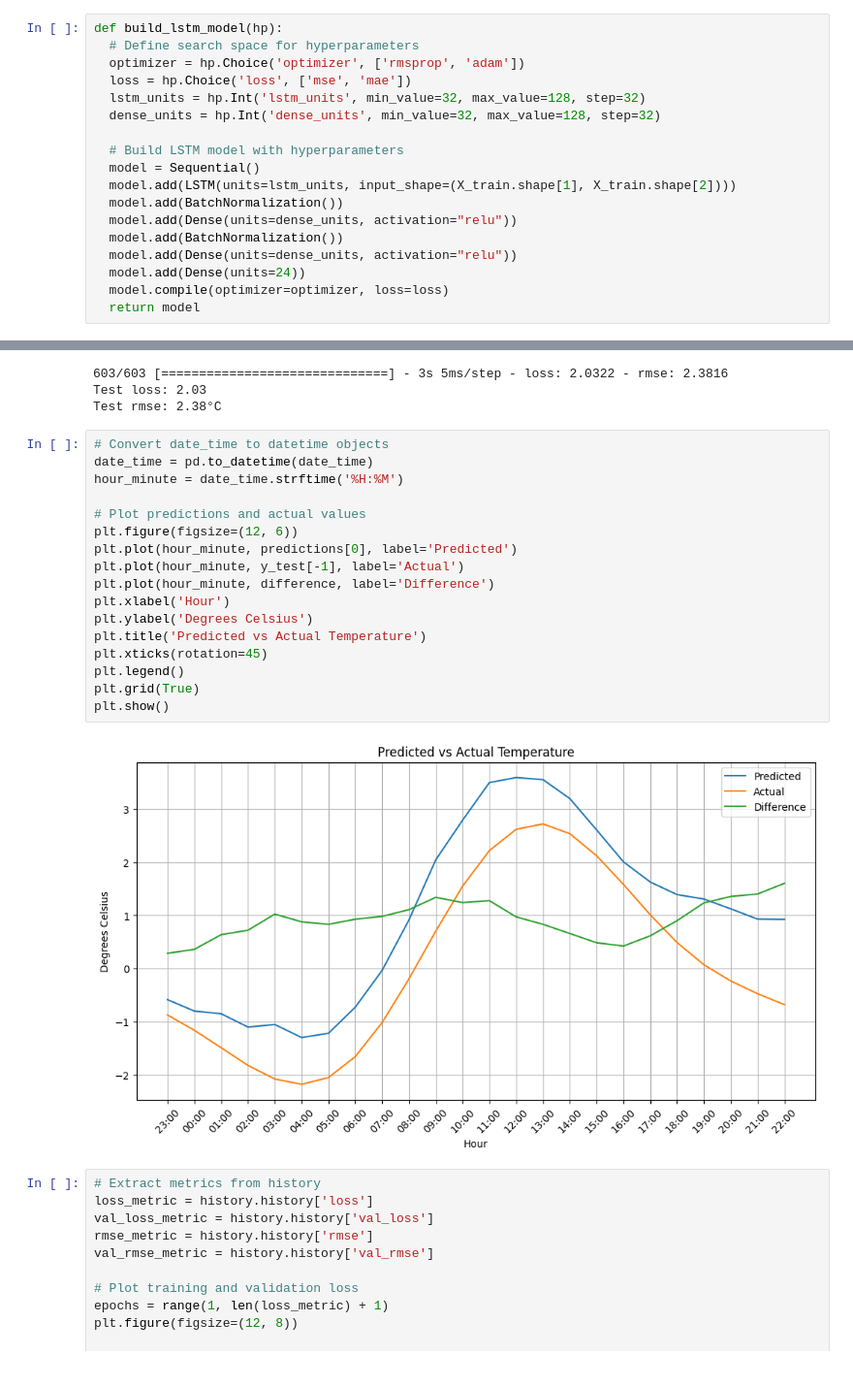
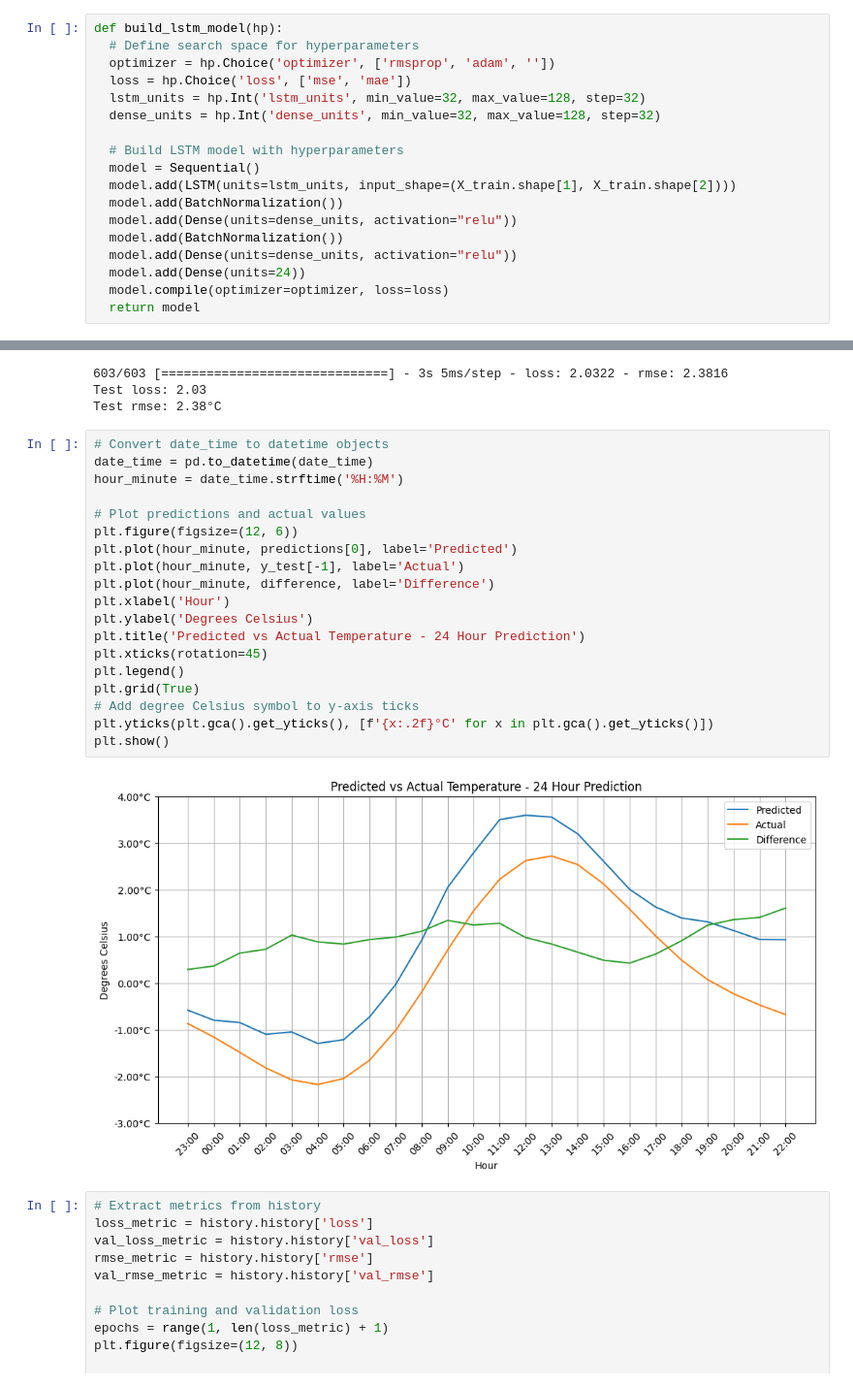
Before and after one commit to alonbenach/weather_project, a Jupyter notebook: Sobota_Benach_DL.ipynb, the cells around one changed output, grey strips where cells are left out. Shown at 97% size. Cells and saved outputs as stored; diff of their text form.

```diff
--- a/Sobota_Benach_DL.ipynb
+++ b/Sobota_Benach_DL.ipynb
@@ -225,7 +231,7 @@ def rmse(y_true, y_pred):
 # %%
 def build_lstm_model(hp):
   # Define search space for hyperparameters
-  optimizer = hp.Choice('optimizer', ['rmsprop', 'adam'])
+  optimizer = hp.Choice('optimizer', ['rmsprop', 'adam', ''])
   loss = hp.Choice('loss', ['mse', 'mae'])
   lstm_units = hp.Int('lstm_units', min_value=32, max_value=128, step=32)
   dense_units = hp.Int('dense_units', min_value=32, max_value=128, step=32)
@@ -368,22 +379,24 @@ Test rmse: 2.38°C
 # %%
 # Convert date_time to datetime objects
 date_time = pd.to_datetime(date_time)
 hour_minute = date_time.strftime('%H:%M')
 
 # Plot predictions and actual values
 plt.figure(figsize=(12, 6))
 plt.plot(hour_minute, predictions[0], label='Predicted')
 plt.plot(hour_minute, y_test[-1], label='Actual')
 plt.plot(hour_minute, difference, label='Difference')
 plt.xlabel('Hour')
 plt.ylabel('Degrees Celsius')
-plt.title('Predicted vs Actual Temperature')
+plt.title('Predicted vs Actual Temperature - 24 Hour Prediction')
 plt.xticks(rotation=45)
 plt.legend()
 plt.grid(True)
+# Add degree Celsius symbol to y-axis ticks
+plt.yticks(plt.gca().get_yticks(), [f'{x:.2f}°C' for x in plt.gca().get_yticks()])
 plt.show()
 # %% [output]
-[figure, old version]
+[figure, new version]
 # %%
 # Extract metrics from history
 loss_metric = history.history['loss']
```
Also changed, not shown: parts of 3 cells of this notebook, 3 other files.
